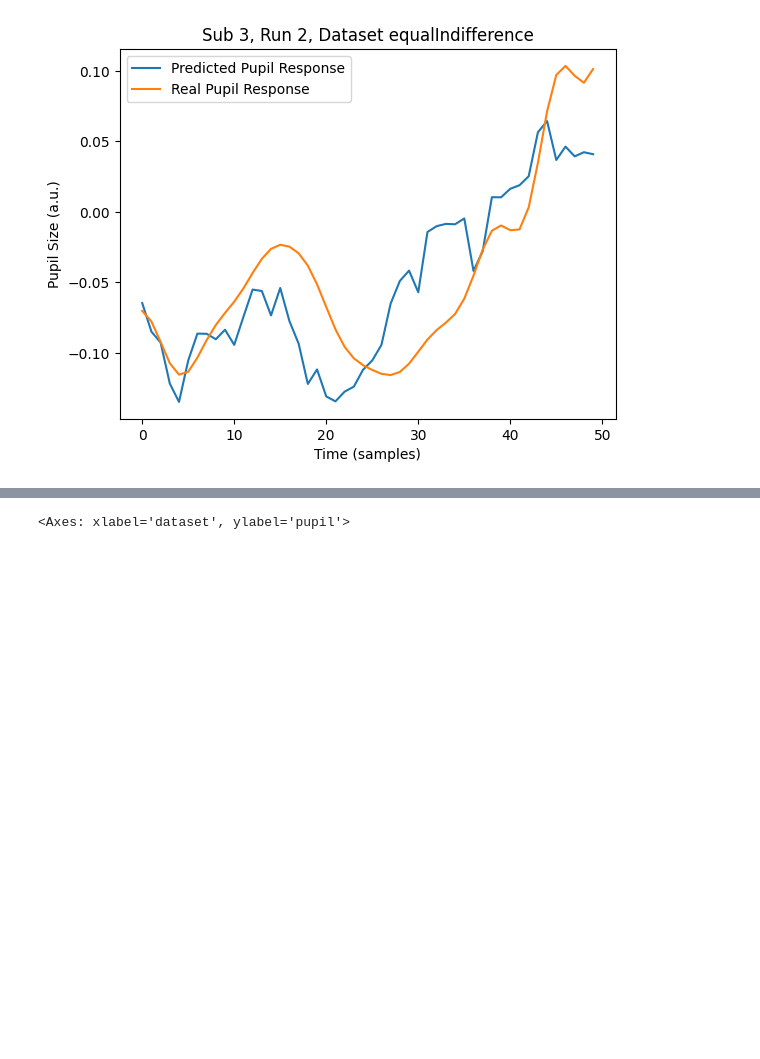
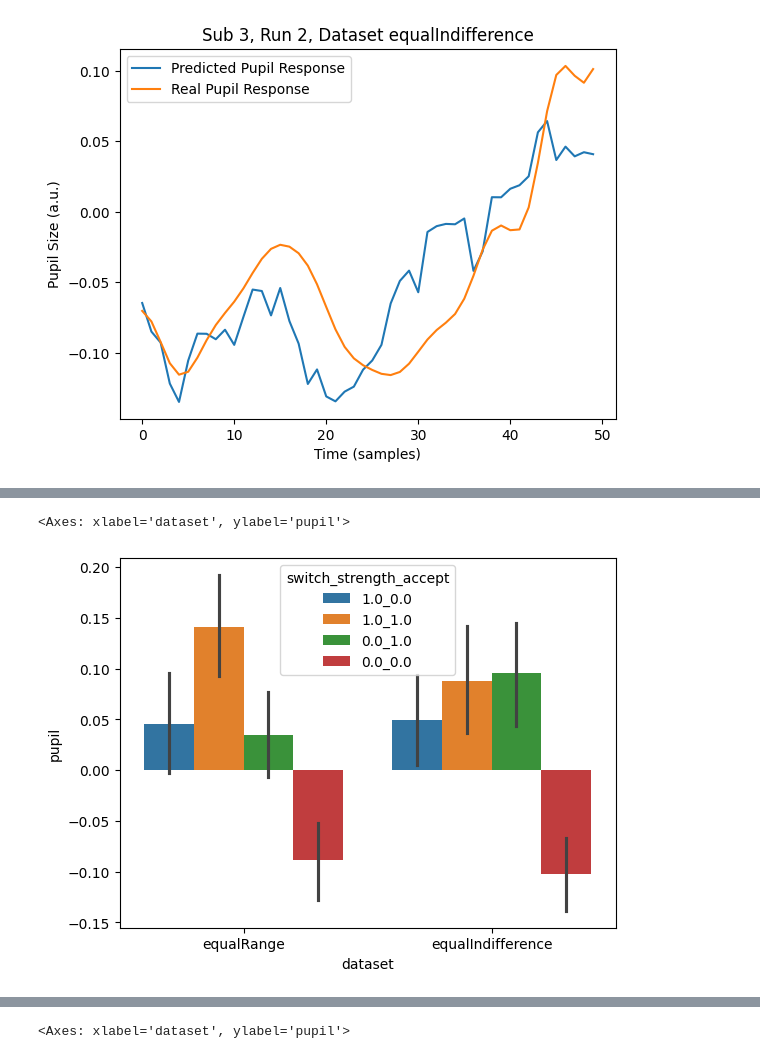
Before and after one commit to GusStgoReyes/riskhistory, a Jupyter notebook: figures_pupil/visualize_pupil_fits.ipynb, the cells around one changed output, grey strips where cells are left out. Saved outputs shown, nothing was run; the diff lists cells and outputs as text; code cells hidden in the pictures; blank space fills up the shorter version.

```diff
--- a/figures_pupil/visualize_pupil_fits.ipynb
+++ b/figures_pupil/visualize_pupil_fits.ipynb
@@ -160,0 +186,11 @@ behavior_pupil = behavior.merge(betas, on=["sub", "run", "trial", "dataset"], ho
+# %%
+behavior_pupil_narps = behavior_pupil.query("dataset != 'sheng2020'")
+# %%
+# make a column called strong that is 1 if response == 1 or 4 and 0 if response == 2 or 3
+behavior_pupil_narps["strong"] = behavior_pupil_narps["response"].apply(lambda x: 1 if x in [1, 4] else 0)
+
+
+behavior_pupil_narps["switch_strength"] = (
+    behavior_pupil_narps.groupby(["sub", "run", "dataset"])["strong"]
+    .transform(lambda x: np.where(x.isna() | x.shift().isna(), np.nan, (x != x.shift()).astype(float)))
+)
@@ -160,0 +208,3 @@ behavior_pupil = behavior.merge(betas, on=["sub", "run", "trial", "dataset"], ho
+# %%
+# make a column called switch_strength_accept that is [switch_strength]_[switch]
+behavior_pupil_narps["switch_strength_accept"] = behavior_pupil_narps.apply(lambda row: f"{row['switch_strength']}_{row['switch']}", axis=1)
@@ -160,0 +217,7 @@ behavior_pupil = behavior.merge(betas, on=["sub", "run", "trial", "dataset"], ho
+# %%
+behavior_pupil_narps = behavior_pupil_narps.query("exclude == False or exclude_startAligned == False").reset_index(drop=True)
+# %%
+sns.barplot(data=behavior_pupil_narps, x="dataset", y="pupil", hue="switch_strength_accept")
+# %% [output]
+<Axes: xlabel='dataset', ylabel='pupil'>
+[figure, added]
```
Also changed, not shown: parts of 8 cells of this notebook, 8 other files.
